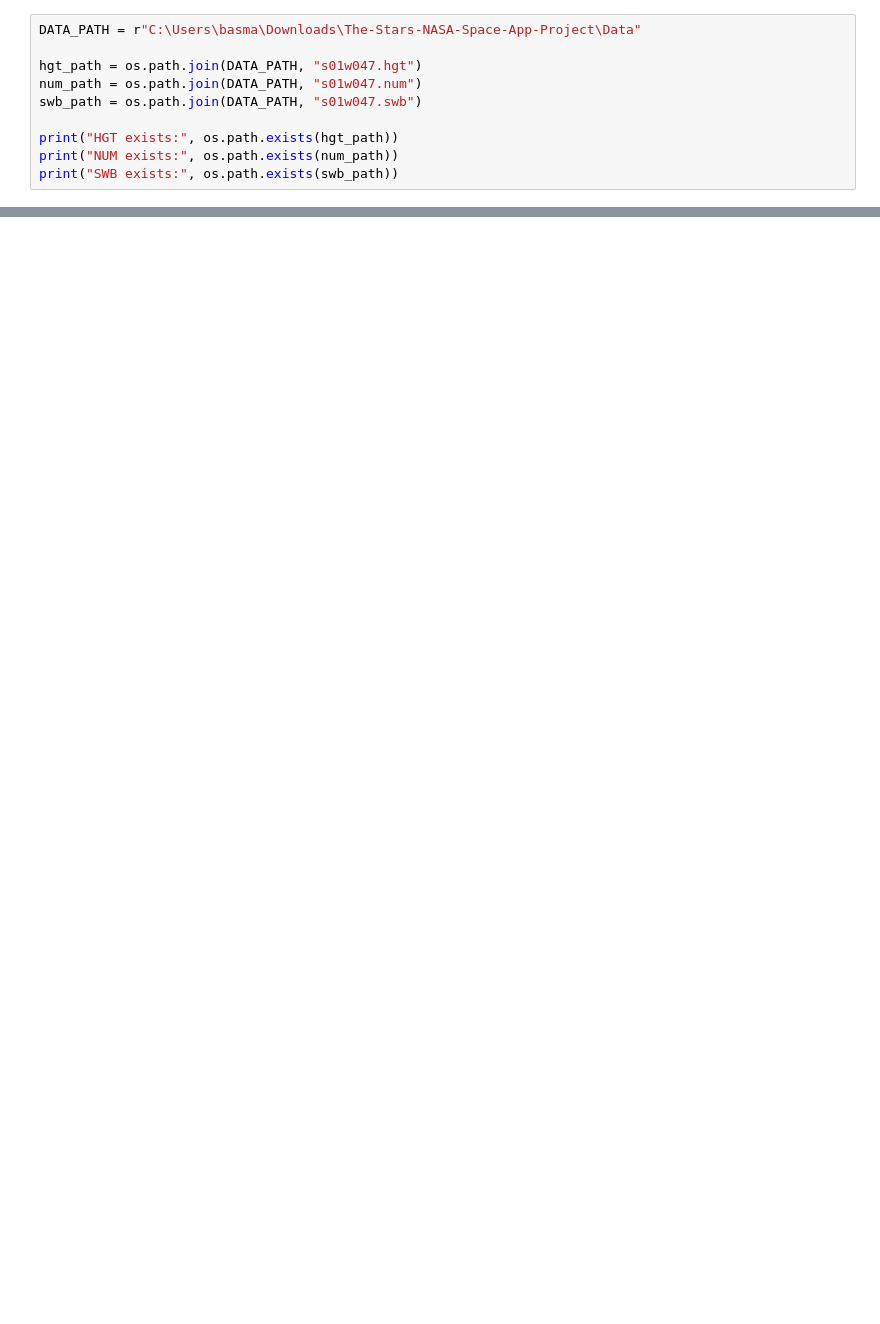
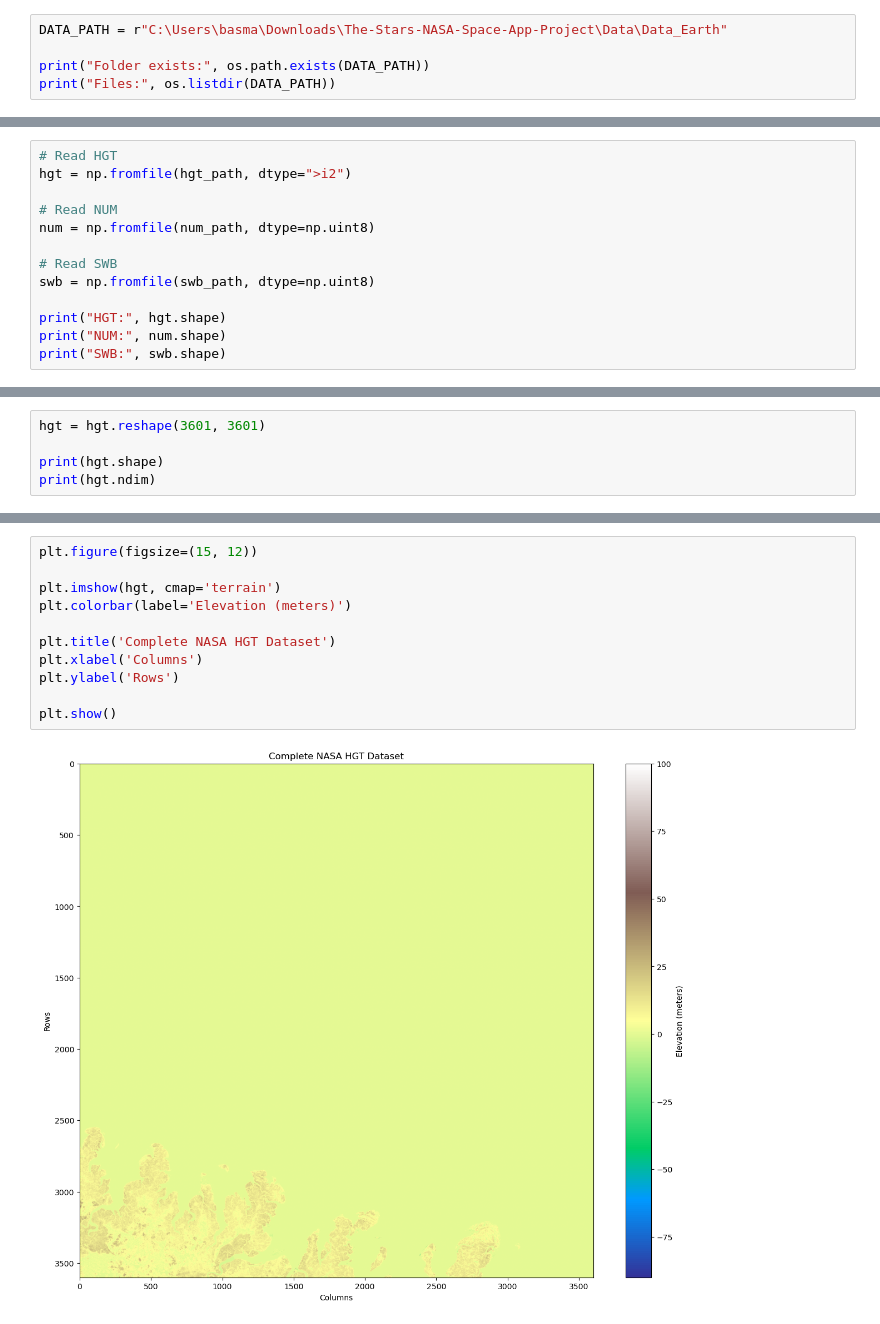
Before and after one commit to jana-hamdi/The-Stars-NASA-Space-App-Project, a Jupyter notebook: notebook/analysis.ipynb, the cells around one changed output, grey strips where cells are left out. Drawn from its saved outputs; the diff is of its cells as text; blank space fills up the shorter version.

```diff
--- a/notebook/analysis.ipynb
+++ b/notebook/analysis.ipynb
@@ -6,11 +6,6 @@ Error:
 # %%
-DATA_PATH = r"C:\Users\basma\Downloads\The-Stars-NASA-Space-App-Project\Data"
+DATA_PATH = r"C:\Users\basma\Downloads\The-Stars-NASA-Space-App-Project\Data\Data_Earth"
 
-hgt_path = os.path.join(DATA_PATH, "s01w047.hgt")
-num_path = os.path.join(DATA_PATH, "s01w047.num")
-swb_path = os.path.join(DATA_PATH, "s01w047.swb")
-
-print("HGT exists:", os.path.exists(hgt_path))
-print("NUM exists:", os.path.exists(num_path))
-print("SWB exists:", os.path.exists(swb_path))
+print("Folder exists:", os.path.exists(DATA_PATH))
+print("Files:", os.listdir(DATA_PATH))
 # %% [output]
@@ -17,0 +44,13 @@ Error:
+# %%
+# Read HGT
+hgt = np.fromfile(hgt_path, dtype=">i2")
+
+# Read NUM
+num = np.fromfile(num_path, dtype=np.uint8)
+
+# Read SWB
+swb = np.fromfile(swb_path, dtype=np.uint8)
+
+print("HGT:", hgt.shape)
+print("NUM:", num.shape)
+print("SWB:", swb.shape)
@@ -17,0 +100,5 @@ Error:
+# %%
+hgt = hgt.reshape(3601, 3601)
+
+print(hgt.shape)
+print(hgt.ndim)
@@ -17,0 +108,13 @@ Error:
+# %%
+plt.figure(figsize=(15, 12))
+
+plt.imshow(hgt, cmap='terrain')
+plt.colorbar(label='Elevation (meters)')
+
+plt.title('Complete NASA HGT Dataset')
+plt.xlabel('Columns')
+plt.ylabel('Rows')
+
+plt.show()
+# %% [output]
+[figure, added]
```
Also changed, not shown: parts of 13 cells of this notebook.
